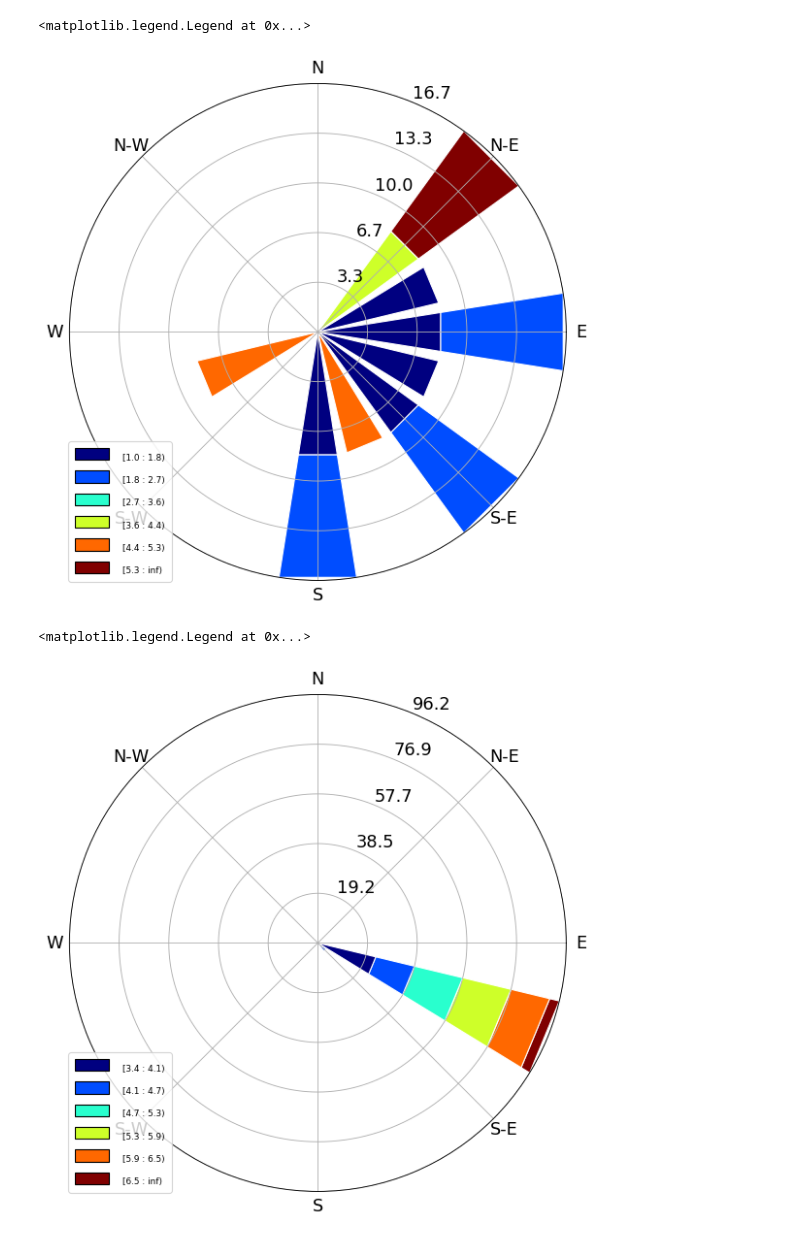
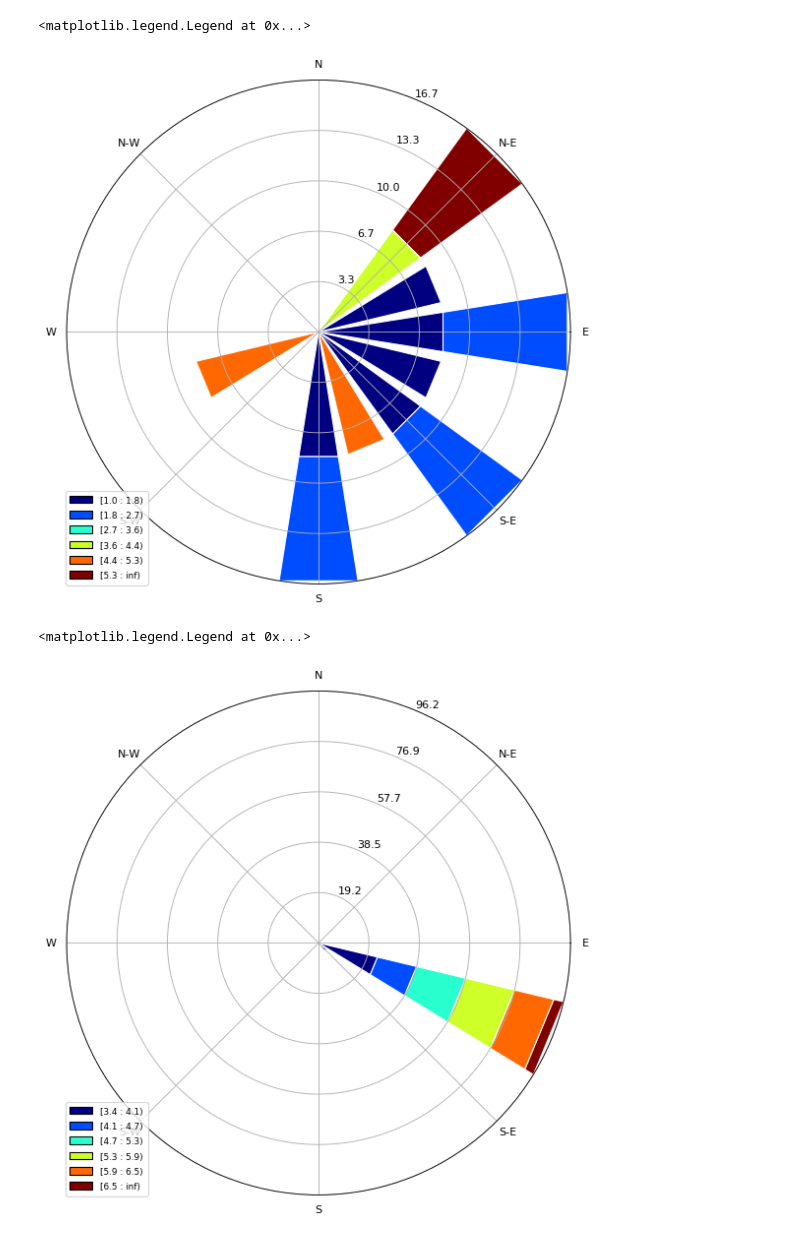
Before and after one commit to tonallimunoz/UFP, a Jupyter notebook: windrose.ipynb, the cells around one changed output. Saved outputs shown, nothing was run; the diff lists cells and outputs as text; code cells hidden in the pictures.

```diff
--- a/windrose.ipynb
+++ b/windrose.ipynb
@@ -4,7 +4,6 @@ from matplotlib import pyplot as plt
 import matplotlib.cm as cm
 import numpy as np
 import pandas as pd
-plt.rcParams.update({'font.size': 16})
 # %%
 #Abril
 
@@ -42,15 +41,15 @@ direccionjun = jun['deg'].resample('10Min').mean()
 # %%
 #22 abril
 
 ws = velocidadapr[3090:3102]
 wd = direccionapr[3090:3102]
 
 ax = WindroseAxes.from_ax()
-ax.bar(wd, ws, normed=True, opening=0.8, edgecolor='white')
+ax.bar(wd, ws, normed=True, edgecolor='white')
 ax.set_legend()
 # %% [output]
 <matplotlib.legend.Legend at 0x...>
-[figure, old version]
+[figure, new version]
 # %%
 #13 junio
 
@@ -58,8 +57,8 @@ ws = velocidadjun[1764:1790]
 wd = direccionjun[1764:1790]
 
 ax = WindroseAxes.from_ax()
-ax.bar(wd, ws, normed=True, opening=0.8, edgecolor='white')
+ax.bar(wd, ws, normed=True, edgecolor='white')
 ax.set_legend()
 # %% [output]
 <matplotlib.legend.Legend at 0x...>
-[figure, old version]
+[figure, new version]
```
Also changed, not shown: parts of 2 cells of this notebook, 39 other files.
